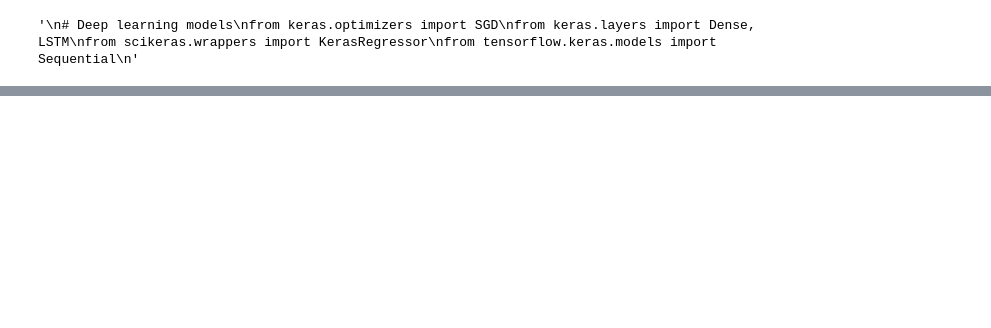
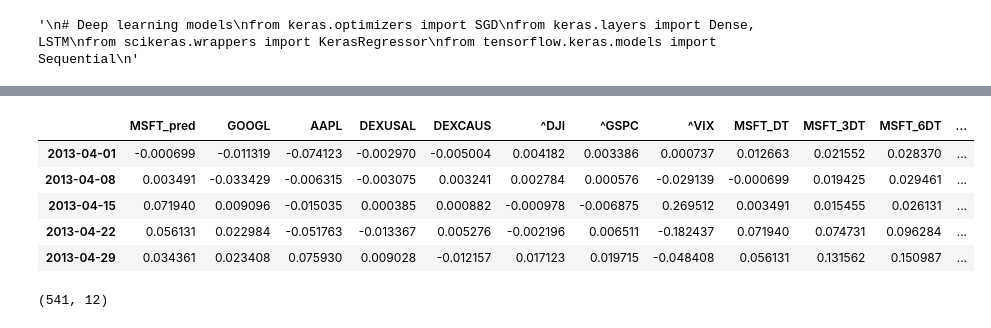
Before and after one commit to DellaCortef/finance-blueprints-datascience-reference, a Jupyter notebook: supervised-learning/regression.ipynb, the cells around one changed output, grey strips where cells are left out. Cells and saved outputs as stored; diff of their text form; code cells hidden in the pictures; blank space fills up the shorter version.

```diff
--- a/supervised-learning/regression.ipynb
+++ b/supervised-learning/regression.ipynb
@@ -454,0 +505,4 @@ from tensorflow.keras.models import Sequential
+# %%
+ccy_tickers = ['DEXUSAL', 'DEXCAUS']  # Example tickers from FRED
+ccy_data = web.DataReader(ccy_tickers, 'fred', start='2013-01-01', end='2024-01-01')
+print(ccy_data.head())
@@ -454,0 +556,13 @@ from tensorflow.keras.models import Sequential
+# %%
+dataset.head()
+# %% [output]
+|  | MSFT_pred | GOOGL | AAPL | DEXUSAL | DEXCAUS | ^DJI | ^GSPC | ^VIX | MSFT_DT | MSFT_3DT | MSFT_6DT | ... |
+| 2013-04-01 | -0.000699 | -0.011319 | -0.074123 | -0.002970 | -0.005004 | 0.004182 | 0.003386 | 0.000737 | 0.012663 | 0.021552 | 0.028370 | ... |
+| 2013-04-08 | 0.003491 | -0.033429 | -0.006315 | -0.003075 | 0.003241 | 0.002784 | 0.000576 | -0.029139 | -0.000699 | 0.019425 | 0.029461 | ... |
+| 2013-04-15 | 0.071940 | 0.009096 | -0.015035 | 0.000385 | 0.000882 | -0.000978 | -0.006875 | 0.269512 | 0.003491 | 0.015455 | 0.026131 | ... |
+| 2013-04-22 | 0.056131 | 0.022984 | -0.051763 | -0.013367 | 0.005276 | -0.002196 | 0.006511 | -0.182437 | 0.071940 | 0.074731 | 0.096284 | ... |
+| 2013-04-29 | 0.034361 | 0.023408 | 0.075930 | 0.009028 | -0.012157 | 0.017123 | 0.019715 | -0.048408 | 0.056131 | 0.131562 | 0.150987 | ... |
+# %%
+dataset.shape
+# %% [output]
+(541, 12)
```
Also changed, not shown: parts of 7 cells of this notebook.
